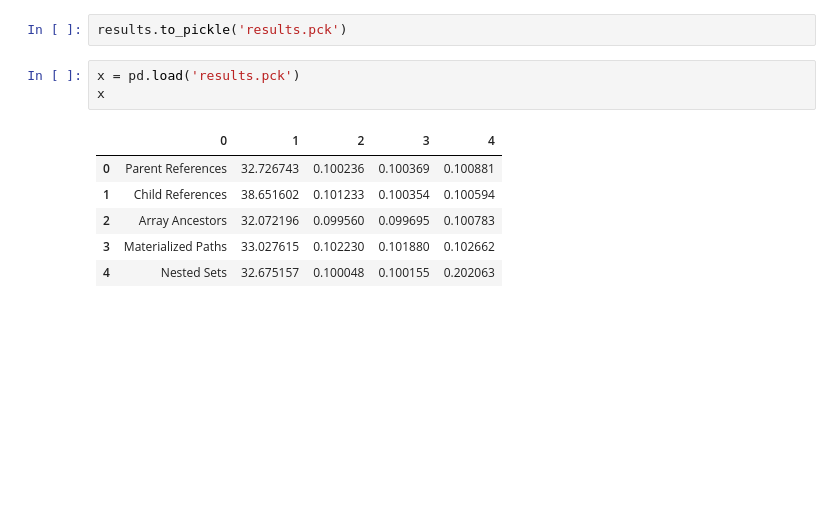
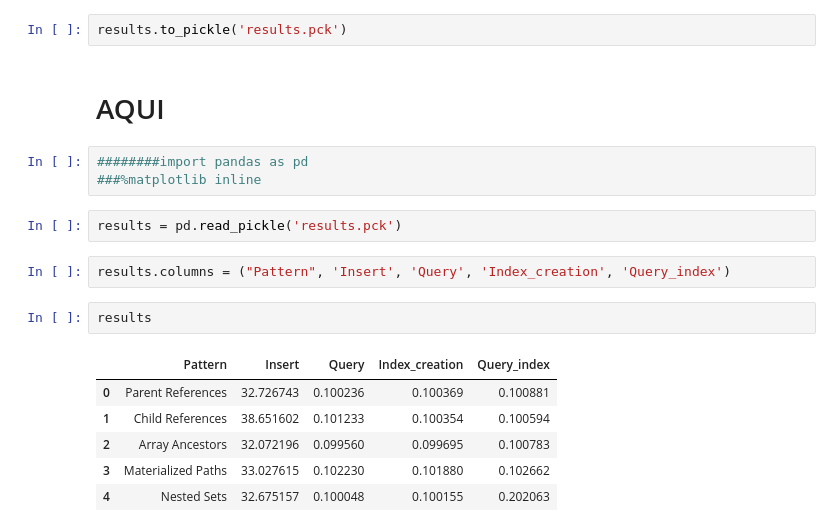
Before and after one commit to miltonlab/pyresearch, a Jupyter notebook: trees-mongodb/Trees NOSQL MongoDB.ipynb, the cells around one changed output. Drawn from its saved outputs; the diff is of its cells as text; blank space fills up the shorter version.

```diff
--- a/trees-mongodb/Trees NOSQL MongoDB.ipynb
+++ b/trees-mongodb/Trees NOSQL MongoDB.ipynb
@@ -519,13 +499,21 @@ experiments
 results = pd.DataFrame(experiments)
 # %%
 results.to_pickle('results.pck')
+# %% [markdown]
+# AQUI
+# %%
+########import pandas as pd
+###%matplotlib inline
 # %%
-x = pd.load('results.pck')
-x
+results = pd.read_pickle('results.pck')
-# %% [output]
-|  | 0 | 1 | 2 | 3 | 4 |
-| 0 | Parent References | 32.726743 | 0.100236 | 0.100369 | 0.100881 |
-| 1 | Child References | 38.651602 | 0.101233 | 0.100354 | 0.100594 |
-| 2 | Array Ancestors | 32.072196 | 0.099560 | 0.099695 | 0.100783 |
-| 3 | Materialized Paths | 33.027615 | 0.102230 | 0.101880 | 0.102662 |
-| 4 | Nested Sets | 32.675157 | 0.100048 | 0.100155 | 0.202063 |
+# %%
+results.columns = ("Pattern", 'Insert', 'Query', 'Index_creation', 'Query_index')
+# %%
+results
+# %% [output]
+|  | Pattern | Insert | Query | Index_creation | Query_index |
+| 0 | Parent References | 32.726743 | 0.100236 | 0.100369 | 0.100881 |
+| 1 | Child References | 38.651602 | 0.101233 | 0.100354 | 0.100594 |
+| 2 | Array Ancestors | 32.072196 | 0.099560 | 0.099695 | 0.100783 |
+| 3 | Materialized Paths | 33.027615 | 0.102230 | 0.101880 | 0.102662 |
+| 4 | Nested Sets | 32.675157 | 0.100048 | 0.100155 | 0.202063 |
```
Also changed, not shown: parts of 4 cells of this notebook, 1 other file.
